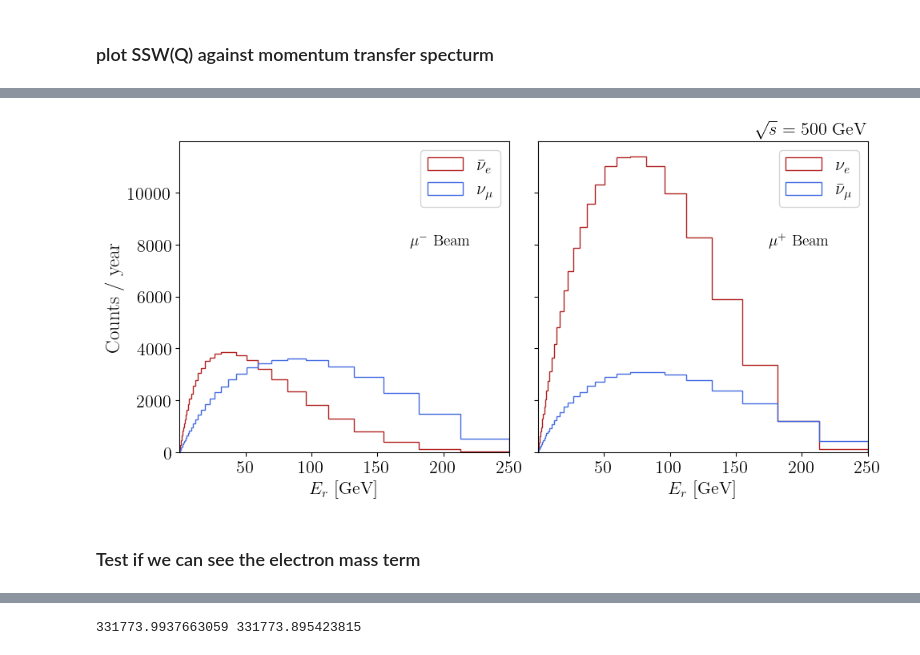
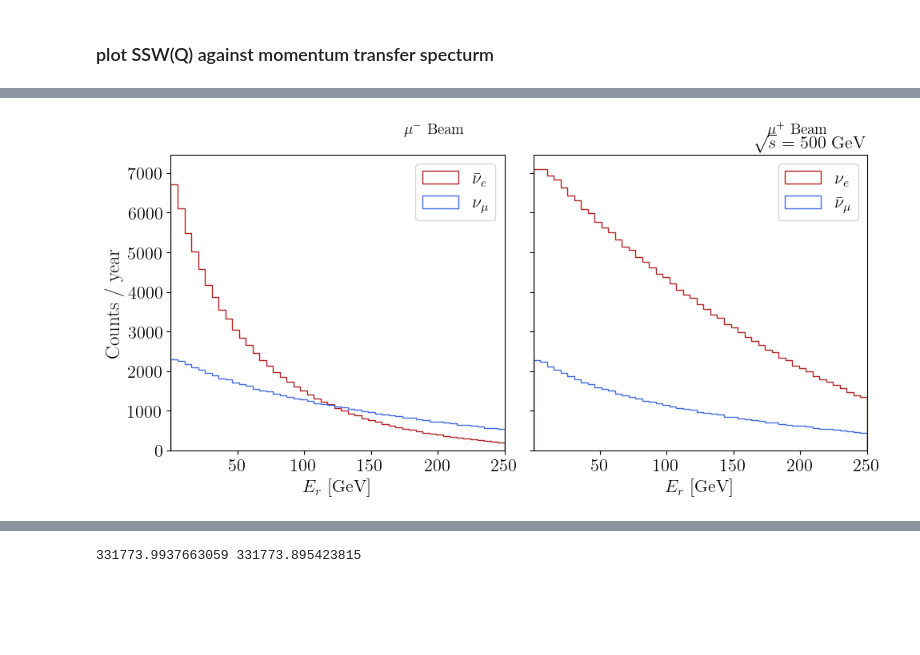
Before and after one commit to athompson-git/MuonColliderNeutrinos, a Jupyter notebook: electron_scattering_analysis.ipynb, the cells around one changed output, grey strips where cells are left out. Cells and saved outputs as stored; diff of their text form; code cells hidden in the pictures; blank space fills up the shorter version.

```diff
--- a/electron_scattering_analysis.ipynb
+++ b/electron_scattering_analysis.ipynb
@@ -587,7 +743,8 @@ plt.show()
 # %% [markdown]
 # Generate sqrt(s) = 500 GeV, 3 TeV, and 10 TeV fluxes
 # %%
-# Load the precalculated fluxes
+# OLD FLUXES WITH ANGLE
+"""
 numu_flux_500GeV = np.genfromtxt("data/numu_flux_MeV_rad_SqrtS-500GeV_216e19Mu_25m2_by_10m_200m.txt")
 nue_flux_500GeV = np.genfromtxt("data/nuebar_flux_MeV_rad_SqrtS-500GeV_216e19Mu_25m2_by_10m_200m.txt")
 
@@ -596,24 +753,35 @@ nue_flux_3TeV = np.genfromtxt("data/nuebar_flux_MeV_rad_SqrtS-3TeV_216e19Mu_25m2
 
 numu_flux_10TeV = np.genfromtxt("data/numu_flux_MeV_rad_SqrtS-10TeV_216e19Mu_25m2_by_10m_200m.txt")
 nue_flux_10TeV = np.genfromtxt("data/nuebar_flux_MeV_rad_SqrtS-10TeV_216e19Mu_25m2_by_10m_200m.txt")
+"""
+
+# NEW FLUXES
+numu_flux_500GeV = np.genfromtxt("data/numu_energy_flux_MeV_SqrtS-500GeV_1e19nu.txt")
+nue_flux_500GeV = np.genfromtxt("data/nuebar_energy_flux_MeV_SqrtS-500GeV_7e18nu.txt")
+
+numu_flux_3TeV = np.genfromtxt("data/numu_energy_flux_MeV_SqrtS-3TeV_1e19nu.txt")
+nue_flux_3TeV = np.genfromtxt("data/nuebar_energy_flux_MeV_SqrtS-3TeV_7e18nu.txt")
+
+numu_flux_10TeV = np.genfromtxt("data/numu_energy_flux_MeV_SqrtS-10TeV_11e18nu.txt")
+nue_flux_10TeV = np.genfromtxt("data/nuebar_energy_flux_MeV_SqrtS-10TeV_7e18nu.txt")
 # %%
 SSW_AT_1GEV = 0.23638198757763973
 N_SAMPLES = 500
 
 # sqrt(s) = 500 GeV
 eves_gen_nuebar_500 = EvESFromNeutrinoFlux(nu_flux=nue_flux_500GeV, flavor="ebar", detector_material=Material("Ar"),
-                                    detector_length=10.0, weak_mixing_angle_squared=SSW_AT_1GEV)
+                                    detector_length=10.0, weak_mixing_angle_squared=SSW_AT_1GEV, energy_only_flux=True)
 eves_gen_numu_500 = EvESFromNeutrinoFlux(nu_flux=numu_flux_500GeV, flavor="mu", detector_material=Material("Ar"),
-                                    detector_length=10.0, weak_mixing_angle_squared=SSW_AT_1GEV)
+                                    detector_length=10.0, weak_mixing_angle_squared=SSW_AT_1GEV, energy_only_flux=True)
 eves_gen_nuebar_500.simulate_eves_rectangle_rule(n_samples=N_SAMPLES)
 eves_gen_numu_500.simulate_eves_rectangle_rule(n_samples=N_SAMPLES)
 nuebar_energies_500, _, _, nuebar_wgts_500 = eves_gen_nuebar_500.get_energy_theta_phi_wgt_arrays()
 numu_energies_500, _, _, numu_wgts_500 = eves_gen_numu_500.get_energy_theta_phi_wgt_arrays()
 
 eves_gen_nue_500 = EvESFromNeutrinoFlux(nu_flux=nue_flux_500GeV, flavor="e", detector_material=Material("Ar"),
-                                    detector_length=10.0, weak_mixing_angle_squared=SSW_AT_1GEV)
+                                    detector_length=10.0, weak_mixing_angle_squared=SSW_AT_1GEV, energy_only_flux=True)
 eves_gen_numubar_500 = EvESFromNeutrinoFlux(nu_flux=numu_flux_500GeV, flavor="mubar", detector_material=Material("Ar"),
-                                    detector_length=10.0, weak_mixing_angle_squared=SSW_AT_1GEV)
+                                    detector_length=10.0, weak_mixing_angle_squared=SSW_AT_1GEV, energy_only_flux=True)
 eves_gen_nue_500.simulate_eves_rectangle_rule(n_samples=N_SAMPLES)
 eves_gen_numubar_500.simulate_eves_rectangle_rule(n_samples=N_SAMPLES)
 nue_energies_500, _, _, nue_wgts_500 = eves_gen_nue_500.get_energy_theta_phi_wgt_arrays()
@@ -621,18 +789,18 @@ numubar_energies_500, _, _, numubar_wgts_500 = eves_gen_numubar_500.get_energy_t
 
 # sqrt(s) = 3 TeV
 eves_gen_nuebar_3TeV = EvESFromNeutrinoFlux(nu_flux=nue_flux_3TeV, flavor="ebar", detector_material=Material("Ar"),
-                                    detector_length=10.0, weak_mixing_angle_squared=SSW_AT_1GEV)
+                                    detector_length=10.0, weak_mixing_angle_squared=SSW_AT_1GEV, energy_only_flux=True)
 eves_gen_numu_3TeV = EvESFromNeutrinoFlux(nu_flux=numu_flux_3TeV, flavor="mu", detector_material=Material("Ar"),
-                                    detector_length=10.0, weak_mixing_angle_squared=SSW_AT_1GEV)
+                                    detector_length=10.0, weak_mixing_angle_squared=SSW_AT_1GEV, energy_only_flux=True)
 eves_gen_nuebar_3TeV.simulate_eves_rectangle_rule(n_samples=N_SAMPLES)
 eves_gen_numu_3TeV.simulate_eves_rectangle_rule(n_samples=N_SAMPLES)
 nuebar_energies_3TeV, _, _, nuebar_wgts_3TeV = eves_gen_nuebar_3TeV.get_energy_theta_phi_wgt_arrays()
 numu_energies_3TeV, _, _, numu_wgts_3TeV = eves_gen_numu_3TeV.get_energy_theta_phi_wgt_arrays()
 
 eves_gen_nue_3TeV = EvESFromNeutrinoFlux(nu_flux=nue_flux_3TeV, flavor="e", detector_material=Material("Ar"),
-                                    detector_length=10.0, weak_mixing_angle_squared=SSW_AT_1GEV)
+                                    detector_length=10.0, weak_mixing_angle_squared=SSW_AT_1GEV, energy_only_flux=True)
 eves_gen_numubar_3TeV = EvESFromNeutrinoFlux(nu_flux=numu_flux_3TeV, flavor="mubar", detector_material=Material("Ar"),
-                                    detector_length=10.0, weak_mixing_angle_squared=SSW_AT_1GEV)
+                                    detector_length=10.0, weak_mixing_angle_squared=SSW_AT_1GEV, energy_only_flux=True)
 eves_gen_nue_3TeV.simulate_eves_rectangle_rule(n_samples=N_SAMPLES)
 eves_gen_numubar_3TeV.simulate_eves_rectangle_rule(n_samples=N_SAMPLES)
 nue_energies_3TeV, _, _, nue_wgts_3TeV = eves_gen_nue_3TeV.get_energy_theta_phi_wgt_arrays()
@@ -640,12 +808,21 @@ numubar_energies_3TeV, _, _, numubar_wgts_3TeV = eves_gen_numubar_3TeV.get_energ
 
 # sqrt(s) = 10 TeV
 eves_gen_nuebar_10TeV = EvESFromNeutrinoFlux(nu_flux=nue_flux_10TeV, flavor="ebar", detector_material=Material("Ar"),
-                                    detector_length=10.0, weak_mixing_angle_squared=SSW_AT_1GEV)
+                                    detector_length=10.0, weak_mixing_angle_squared=SSW_AT_1GEV, energy_only_flux=True)
 eves_gen_numu_10TeV = EvESFromNeutrinoFlux(nu_flux=numu_flux_10TeV, flavor="mu", detector_material=Material("Ar"),
-                                    detector_length=10.0, weak_mixing_angle_squared=SSW_AT_1GEV)
+                                    detector_length=10.0, weak_mixing_angle_squared=SSW_AT_1GEV, energy_only_flux=True)
 eves_gen_nuebar_10TeV.simulate_eves_rectangle_rule(n_samples=N_SAMPLES)
 eves_gen_numu_10TeV.simulate_eves_rectangle_rule(n_samples=N_SAMPLES)
 nuebar_energies_10TeV, _, _, nuebar_wgts_10TeV = eves_gen_nuebar_10TeV.get_energy_theta_phi_wgt_arrays()
 numu_energies_10TeV, _, _, numu_wgts_10TeV = eves_gen_numu_10TeV.get_energy_theta_phi_wgt_arrays()
+
+eves_gen_nue_10TeV = EvESFromNeutrinoFlux(nu_flux=nue_flux_10TeV, flavor="e", detector_material=Material("Ar"),
+                                    detector_length=10.0, weak_mixing_angle_squared=SSW_AT_1GEV, energy_only_flux=True)
+eves_gen_numubar_10TeV = EvESFromNeutrinoFlux(nu_flux=numu_flux_10TeV, flavor="mubar", detector_material=Material("Ar"),
+                                    detector_length=10.0, weak_mixing_angle_squared=SSW_AT_1GEV, energy_only_flux=True)
+eves_gen_nue_10TeV.simulate_eves_rectangle_rule(n_samples=N_SAMPLES)
+eves_gen_numubar_10TeV.simulate_eves_rectangle_rule(n_samples=N_SAMPLES)
+nue_energies_10TeV, _, _, nue_wgts_10TeV = eves_gen_nue_10TeV.get_energy_theta_phi_wgt_arrays()
+numubar_energies_10TeV, _, _, numubar_wgts_10TeV = eves_gen_numubar_10TeV.get_energy_theta_phi_wgt_arrays()
 # %% [markdown]
 ### plot SSW(Q) against momentum transfer specturm
@@ -735,7 +990,7 @@ plt.show()
 # %%
 fig, (ax1, ax2) = plt.subplots(1, 2, figsize=(10, 5), sharey=True)
 
-er_bins_500 = np.logspace(-1, np.log10(250), 50)  # GeV
+er_bins_500 = np.linspace(0.1,250.0, 50)  # GeV
 
 ax1.hist(1e-3*nuebar_energies_500, weights=nuebar_wgts_500, bins=er_bins_500, histtype='step',
          label=r"$\bar{\nu}_e$", color='firebrick')
@@ -744,33 +999,31 @@ ax1.hist(1e-3*numu_energies_500, weights=numu_wgts_500, bins=er_bins_500, histty
 
 ax2.hist(1e-3*nue_energies_500, weights=nue_wgts_500, bins=er_bins_500, histtype='step',
          label=r"$\nu_e$", color='firebrick')
 ax2.hist(1e-3*numubar_energies_500, weights=numubar_wgts_500, bins=er_bins_500, histtype='step',
          label=r"$\bar{\nu}_\mu$", color='royalblue')
 ax1.legend(fontsize=16)
 ax2.legend(fontsize=16)
 
 ax1.tick_params(axis="x", labelsize=16)
 ax1.tick_params(axis="y", labelsize=16)
 ax2.tick_params(axis="x", labelsize=16)
 ax2.tick_params(axis="y", labelsize=16)
 
 ax1.set_xlabel(r"$E_r$ [GeV]", fontsize=16)
 ax2.set_xlabel(r"$E_r$ [GeV]", fontsize=16)
 ax1.set_xlim((er_bins_500[0], er_bins_500[-1]))
 ax2.set_xlim((er_bins_500[0], er_bins_500[-1]))
 
 ax1.set_ylabel("Counts / year", fontsize=18)
 
 ax1.text(175.0, 8000.0, "$\mu^-$ Beam", fontsize=14)
 ax2.text(175.0, 8000.0, "$\mu^+$ Beam", fontsize=14)
 
 plt.title(r"$\sqrt{s} = 500$ GeV", loc="right", fontsize=16)
 plt.yticks(fontsize=16)
 plt.xticks(fontsize=16)
 plt.tight_layout()
 plt.savefig("plots/spectra/MC-500GeV_EvES_4flavor_recoil_energy.pdf")
 plt.show()
 # %% [output]
-[figure, old version]
+[figure, new version]
-# %% [markdown]
-### Test if we can see the electron mass term
```
Also changed, not shown: parts of 32 cells of this notebook, 13 other files.
